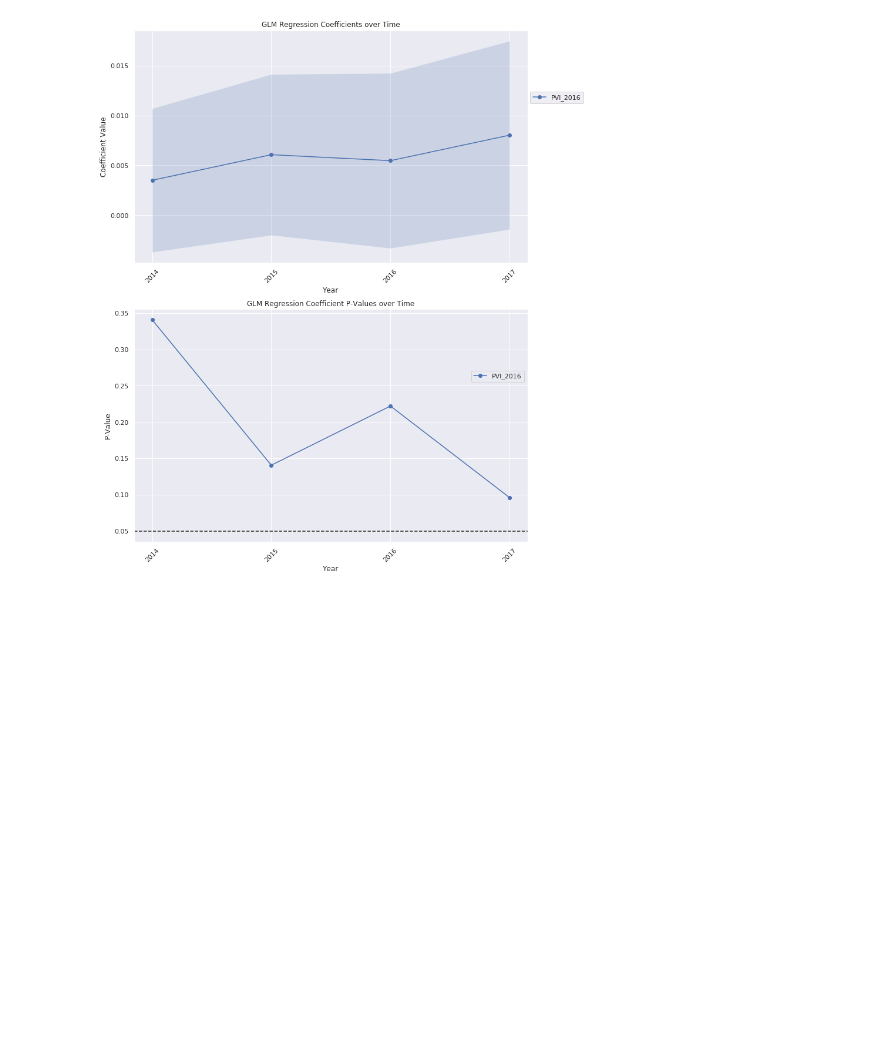
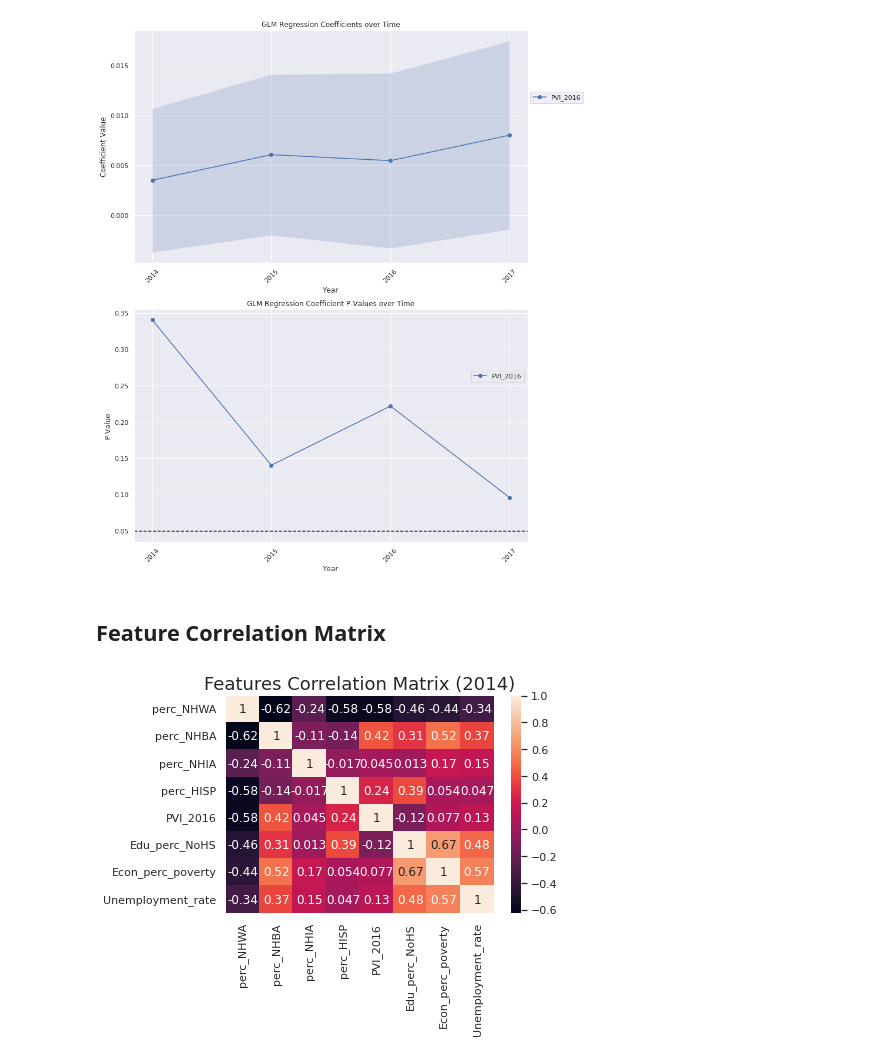
Before and after one commit to ryanbae89/gun-violence-uscounties, a Jupyter notebook: 3_results_visualization.ipynb, the cells around one changed output. Cells and saved outputs as stored; diff of their text form; code cells hidden in the pictures; blank space fills up the shorter version.

Commit message:
corr matrix added

```diff
--- a/3_results_visualization.ipynb
+++ b/3_results_visualization.ipynb
@@ -225,3 +227,31 @@ save_filename = "political_features"
 plot_coefficients(coeffs_full, features, save_filename)
 # %% [output]
 [figure]
+# %% [markdown]
+## Feature Correlation Matrix
+# %%
+def plot_corr_matrix(year, feature_cols):
+    # load data and subset to desired features
+    data = pd.read_csv(f"data/complete/GunViolenceByCounty_{year}.csv")
+    data_features = data[feature_cols]
+    save_filename = f"corr_matrix_{year}"
+    # generate correlation matrix
+    corrMatrix = data_features.corr()
+    sns.heatmap(corrMatrix, annot=True)
+    plt.title(f"Features Correlation Matrix ({year})", fontsize=18)
+    # save to png file
+    plt.savefig(f'pictures/{save_filename}.png')
+
+# features to include in correlation matrix
+feature_cols = ["perc_NHWA",
+                "perc_NHBA",
+                "perc_NHIA",
+                "perc_HISP",
+                "PVI_2016",
+                "Edu_perc_NoHS",
+                "Econ_perc_poverty",
+                "Unemployment_rate"]
+# %%
+plot_corr_matrix(2014, feature_cols)
+# %% [output]
+[figure, added]
```
Also changed, not shown: parts of 4 cells of this notebook, 6 other files.
